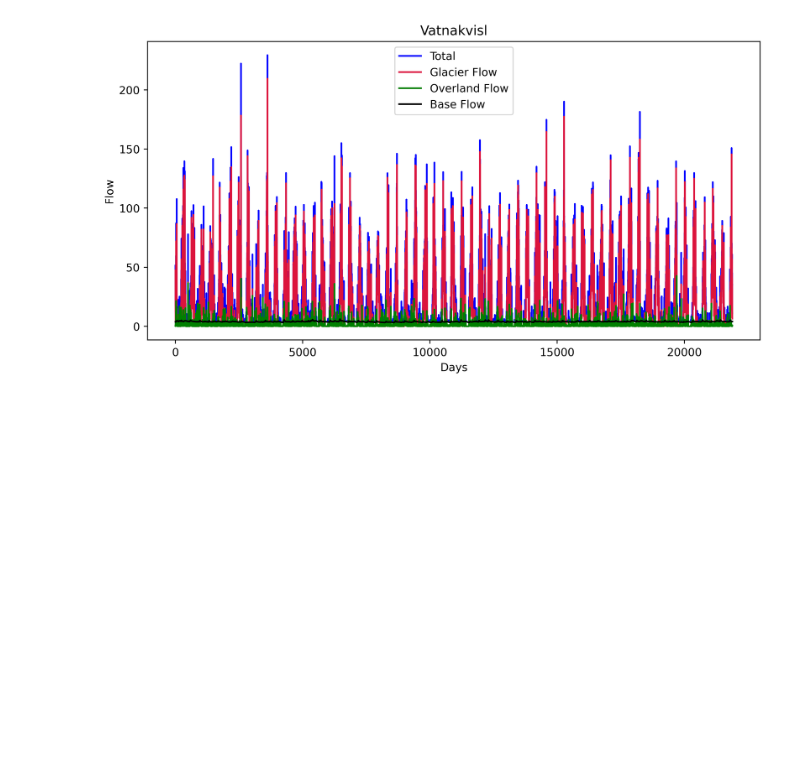
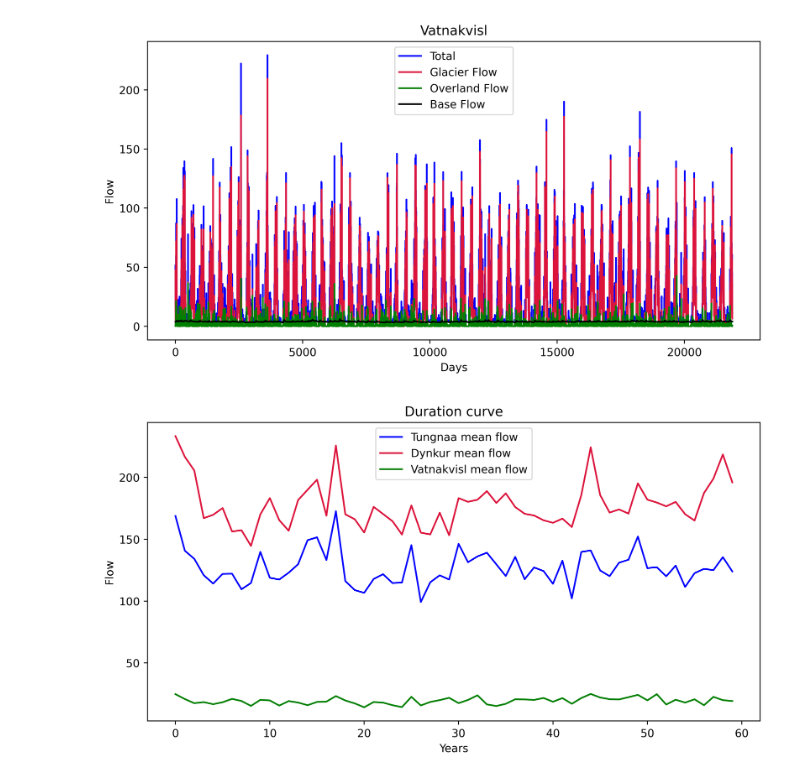
Before and after one commit to antoinebachand/Derivatives-and-risk-management, a Jupyter notebook: Hydrology.ipynb, the cells around one changed output. Drawn from its saved outputs; the diff is of its cells as text; code cells hidden in the pictures; blank space fills up the shorter version.

```diff
--- a/Hydrology.ipynb
+++ b/Hydrology.ipynb
@@ -82,3 +82,33 @@ plt.show()
 [figure]
 [figure]
 [figure]
+# %%
+# Create the yearly mean
+from skimage.measure import block_reduce
+
+dfTun_y = dfTun.iloc[41:]
+dfDyn_y = dfDyn.iloc[41:]
+dfVat_y = dfVat.iloc[41:]
+
+Tun = np.array(dfTun_y['total'])
+Dyn = np.array(dfDyn_y['total'])
+Vat = np.array(dfVat_y['total'])
+
+# calculates the Yearly average
+n = 364
+Tun_y = Tun.reshape(-1, n).mean(axis=1)
+Dyn_y = Dyn.reshape(-1, n).mean(axis=1)
+Vat_y = Vat.reshape(-1, n).mean(axis=1)
+
+# Plot the duration curve
+fig,ax = plt.subplots(dpi=500, figsize=(10, 5))
+ax.plot(Tun_y, 'b', label= 'Tungnaa mean flow')
+ax.plot(Dyn_y, 'crimson', label= 'Dynkur mean flow')
+ax.plot(Vat_y, 'g', label= 'Vatnakvisl mean flow')
+ax.set_xlabel('Years')
+ax.set_ylabel('Flow')
+ax.set_title('Duration curve')
+ax.legend()
+plt.show()
+# %% [output]
+[figure, added]
```
Also changed, not shown: parts of 1 cell of this notebook.
